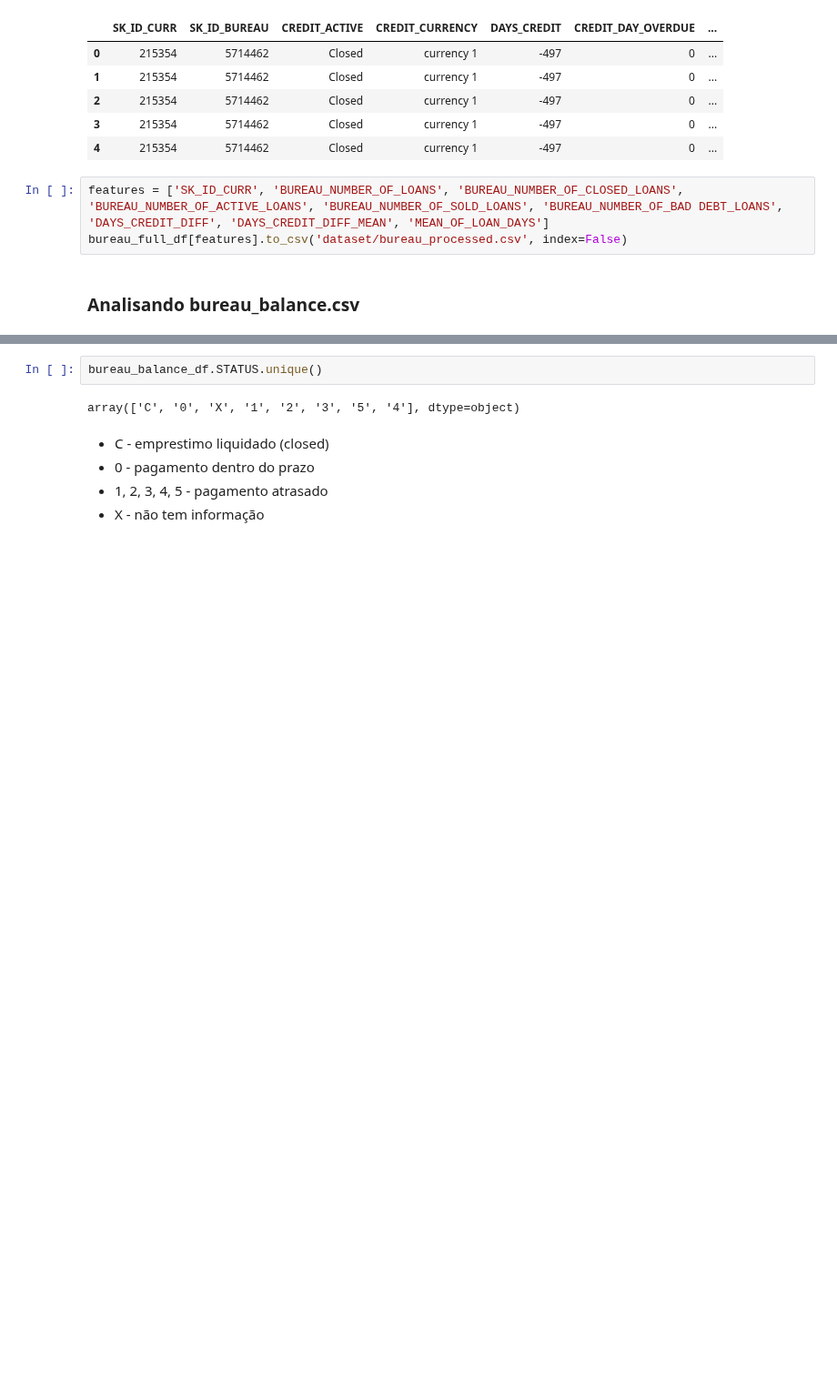
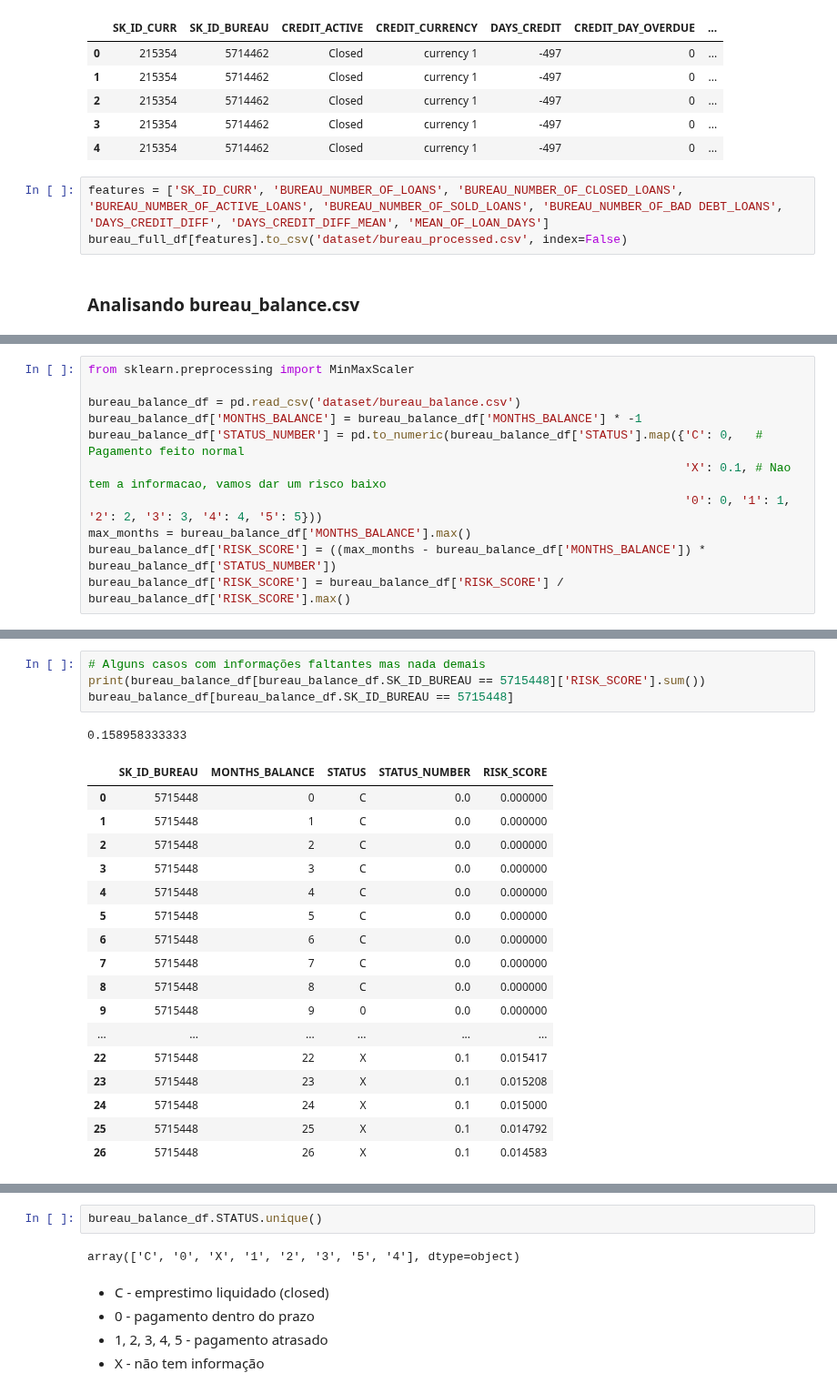
Before and after one commit to thiagobrito/home-credit-default-risk, a Jupyter notebook: bureau-balance.ipynb, the cells around one changed output, grey strips where cells are left out. Shown at 91% size. Saved outputs shown, nothing was run; the diff lists cells and outputs as text; blank space fills up the shorter version.

Commit message:
- Gerando risk_score para cada emprestimo feito; - Fazendo umas brincadeiras com LSTM ainda sem muito sucesso, mas divertido;

```diff
--- a/bureau-balance.ipynb
+++ b/bureau-balance.ipynb
@@ -323,0 +322,11 @@ bureau_balance_df = pd.read_csv('dataset/bureau_balance.csv')
+# %%
+from sklearn.preprocessing import MinMaxScaler
+
+bureau_balance_df = pd.read_csv('dataset/bureau_balance.csv')
+bureau_balance_df['MONTHS_BALANCE'] = bureau_balance_df['MONTHS_BALANCE'] * -1
+bureau_balance_df['STATUS_NUMBER'] = pd.to_numeric(bureau_balance_df['STATUS'].map({'C': 0,   # Pagamento feito normal
+                                                                                    'X': 0.1, # Nao tem a informacao, vamos dar um risco baixo
+                                                                                    '0': 0, '1': 1, '2': 2, '3': 3, '4': 4, '5': 5}))
+max_months = bureau_balance_df['MONTHS_BALANCE'].max()
+bureau_balance_df['RISK_SCORE'] = ((max_months - bureau_balance_df['MONTHS_BALANCE']) * bureau_balance_df['STATUS_NUMBER'])
+bureau_balance_df['RISK_SCORE'] = bureau_balance_df['RISK_SCORE'] / bureau_balance_df['RISK_SCORE'].max()
@@ -325,0 +351,23 @@ bureau_balance_df.head(10)
+# %%
+# Alguns casos com informações faltantes mas nada demais
+print(bureau_balance_df[bureau_balance_df.SK_ID_BUREAU == 5715448]['RISK_SCORE'].sum())
+bureau_balance_df[bureau_balance_df.SK_ID_BUREAU == 5715448]
+# %% [output]
+0.158958333333
+|  | SK_ID_BUREAU | MONTHS_BALANCE | STATUS | STATUS_NUMBER | RISK_SCORE |
+| 0 | 5715448 | 0 | C | 0.0 | 0.000000 |
+| 1 | 5715448 | 1 | C | 0.0 | 0.000000 |
+| 2 | 5715448 | 2 | C | 0.0 | 0.000000 |
+| 3 | 5715448 | 3 | C | 0.0 | 0.000000 |
+| 4 | 5715448 | 4 | C | 0.0 | 0.000000 |
+| 5 | 5715448 | 5 | C | 0.0 | 0.000000 |
+| 6 | 5715448 | 6 | C | 0.0 | 0.000000 |
+| 7 | 5715448 | 7 | C | 0.0 | 0.000000 |
+| 8 | 5715448 | 8 | C | 0.0 | 0.000000 |
+| 9 | 5715448 | 9 | 0 | 0.0 | 0.000000 |
+| ... | ... | ... | ... | ... | ... |
+| 22 | 5715448 | 22 | X | 0.1 | 0.015417 |
+| 23 | 5715448 | 23 | X | 0.1 | 0.015208 |
+| 24 | 5715448 | 24 | X | 0.1 | 0.015000 |
+| 25 | 5715448 | 25 | X | 0.1 | 0.014792 |
+| 26 | 5715448 | 26 | X | 0.1 | 0.014583 |
```
Also changed, not shown: parts of 21 cells of this notebook, 4 other files.
